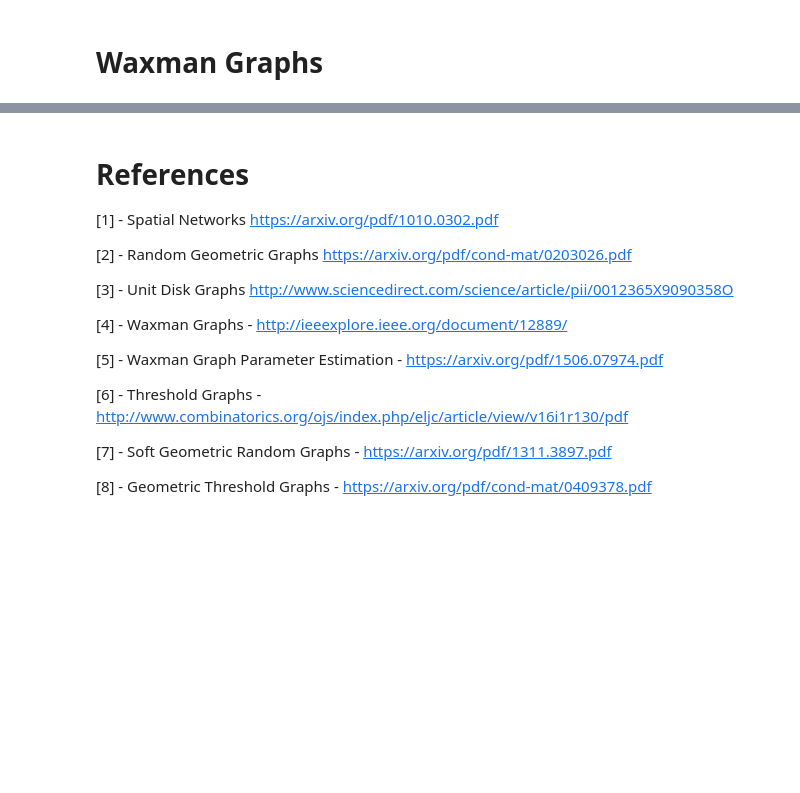
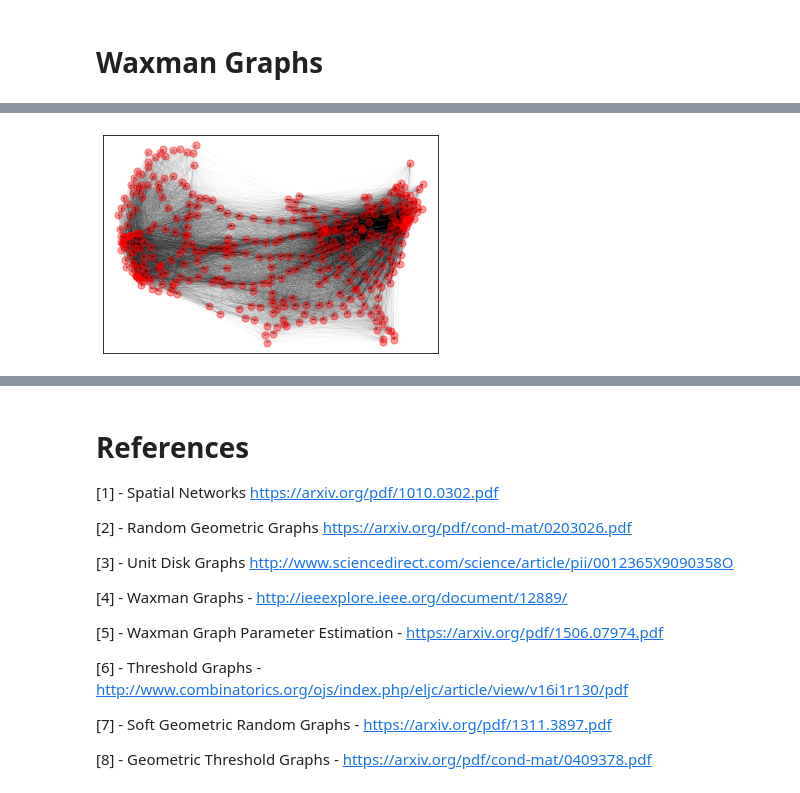
Before and after one commit to networkx/nx-guides, a Jupyter notebook: _sources/content/generators/geometric.ipynb, the cells around one changed output, grey strips where cells are left out. Saved outputs shown, nothing was run; the diff lists cells and outputs as text; code cells hidden in the pictures; blank space fills up the shorter version.

```diff
--- a/_sources/content/generators/geometric.ipynb
+++ b/_sources/content/generators/geometric.ipynb
@@ -70,0 +158,21 @@ import networkx as nx
+# %%
+from matplotlib.collections import LineCollection
+
+def draw_edges_fast(G, pos, ax, **lc_kwargs):
+    """
+    Return a LineCollection representing the edges of G.
+
+    Parameters
+    ----------
+    G : networkx.Graph
+        Graph whose edges will be drawn
+    pos : dict
+        A mapping of node to positions
+    ax : matplotlib.axes.Axes
+        The axes to which the LineCollection will be added
+    lc_kwargs : dict
+        All other keyword arguments are passed through to LineCollection
+    """
+    edge_pos = np.array([(pos[e[0]], pos[e[1]]) for e in RGG.edges()])
+    edge_collection = LineCollection(edge_pos, **lc_kwargs)
+    ax.add_collection(edge_collection)
@@ -100,2 +215,5 @@ weight = nx.get_node_attributes(G, 'weight')
+# %%
+node_opts = {"node_size": 50, "node_color": "r", "alpha": 0.4}
+edge_opts = {"color": "k", "linewidth": 0.1, "alpha": 0.1, "zorder": 0}
 # %% [markdown]
 <h1>Random Geometric Graphs</h1>
@@ -131,7 +241,10 @@ The GTG model allows for a wide range of custom parameters including custom node
 # %%
 fig, ax = plt.subplots()
 GTG = nx.geographical_threshold_graph(nodes,0.1,pos=pos,weight=weight)
-nx.draw(GTG, pos=pos, ax=ax, alpha=0.4, node_size=50, node_color='r', width=0.3)
+nx.draw_networkx_nodes(G, pos=pos, ax=ax, **node_opts)
+draw_edges_fast(G, pos=pos, ax=ax, **edge_opts)
+# %% [output]
+[figure, added]
 # %%
 fig, ax = plt.subplots()
 #supply a custom metric
```
Also changed, not shown: parts of 24 cells of this notebook, 37 other files.
